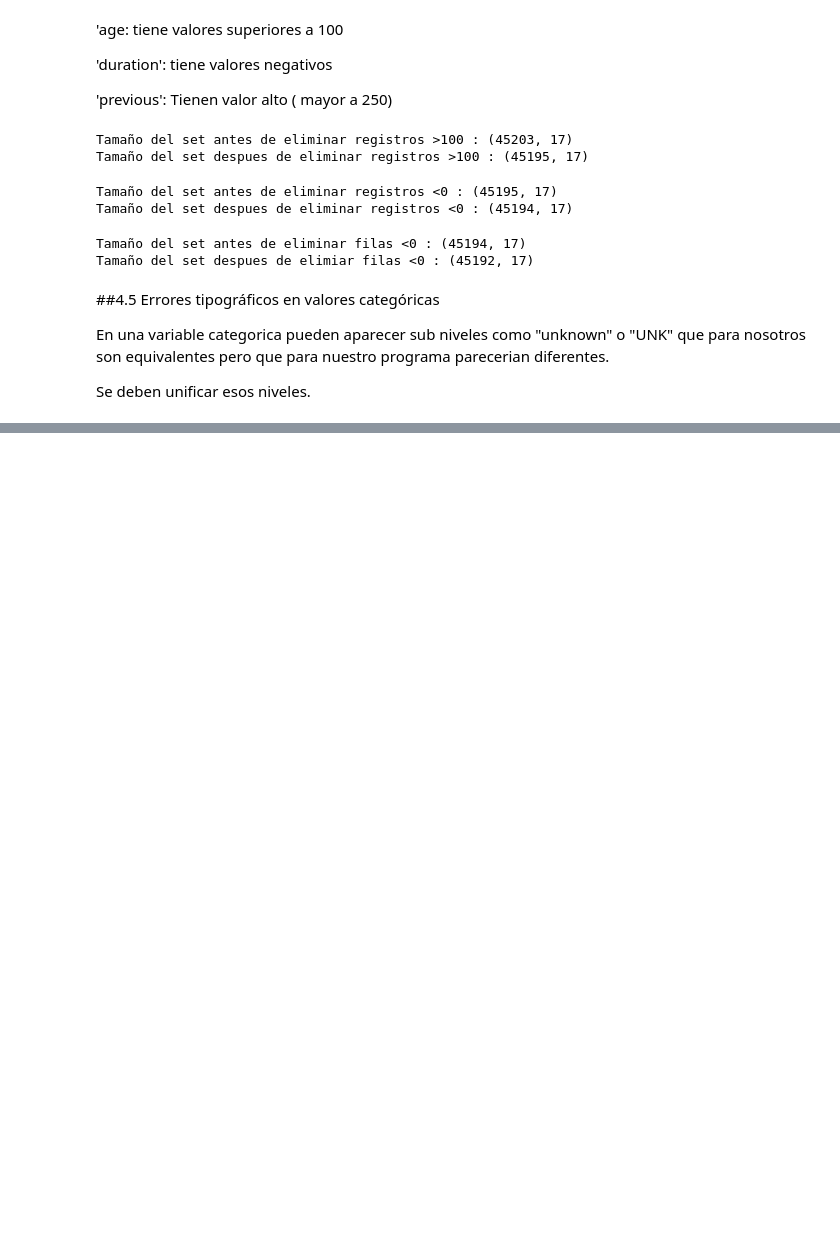
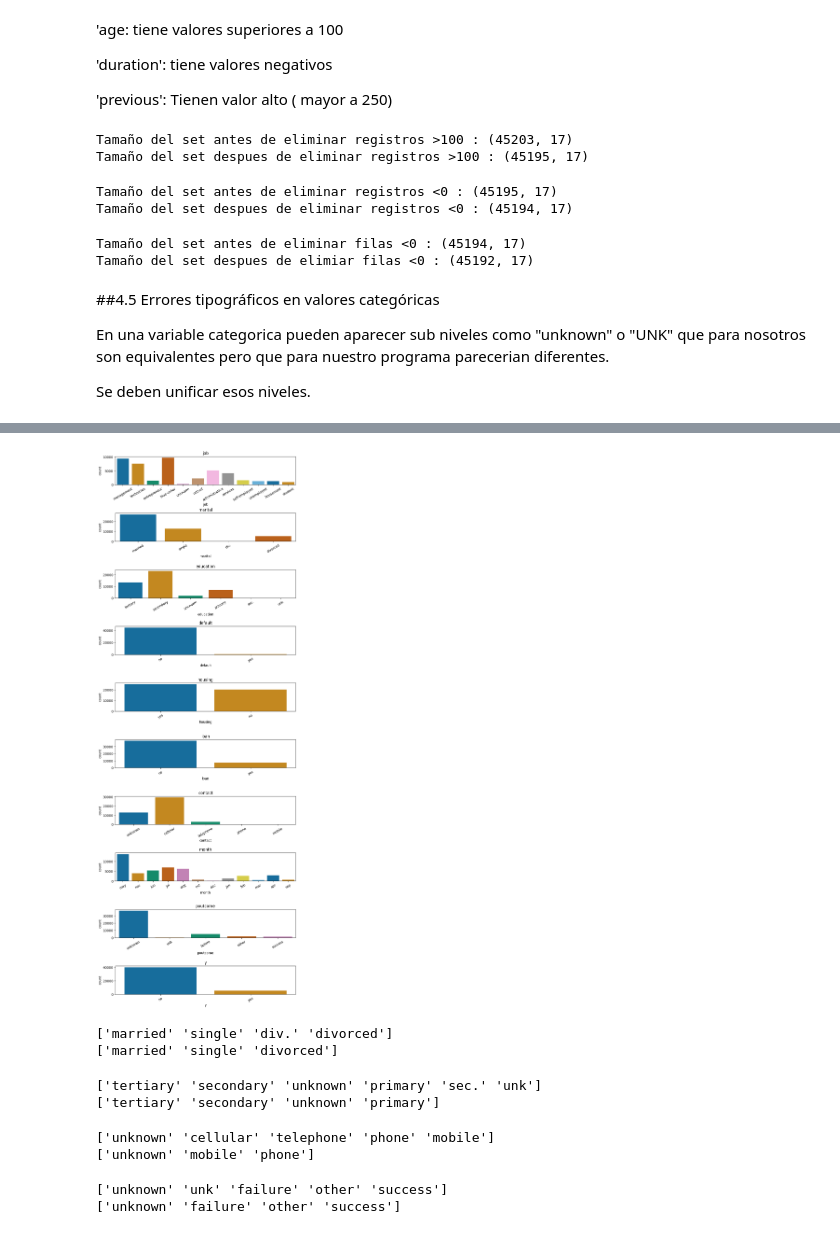
Before and after one commit to JessicaS94/TalentoTech-, a Jupyter notebook: Limpieza_de_Datos.ipynb, the cells around one changed output, grey strips where cells are left out. Saved outputs shown, nothing was run; the diff lists cells and outputs as text; code cells hidden in the pictures; blank space fills up the shorter version.

```diff
--- a/Limpieza_de_Datos.ipynb
+++ b/Limpieza_de_Datos.ipynb
@@ -341,0 +375,48 @@ for i, col in enumerate(cols_cat):
+# %%
+fig, ax = plt.subplots(nrows=10, ncols=1, figsize=(10,30))
+fig.subplots_adjust(hspace=1)
+
+for i, col in enumerate(cols_cat):
+  sns.countplot(x=col, hue=col, data=Data, ax=ax[i], palette='colorblind', legend=False)
+  ax[i].set_title(col)
+  ax[i].tick_params(axis='x', labelrotation=30)
+# %% [output]
+[figure, added]
+# %%
+#Unificar div. con divorced
+
+print(Data['marital'].unique())
+Data['marital'] = Data['marital'].str.replace('div.', 'divorced', regex=False)
+print(Data['marital'].unique())
+# %% [output]
+['married' 'single' 'div.' 'divorced']
+['married' 'single' 'divorced']
+# %%
+#Unificar sec. con secondary y unk con unkown
+
+print(Data['education'].unique())
+Data['education'] = Data['education'].str.replace('sec.', 'secondary', regex=False)
+Data.loc[Data['education']=='unk', 'education'] = 'unknown'
+print(Data['education'].unique())
+# %% [output]
+['tertiary' 'secondary' 'unknown' 'primary' 'sec.' 'unk']
+['tertiary' 'secondary' 'unknown' 'primary']
+# %%
+#Unificar celullar con mobile y telephone con phone
+
+print(Data['contact'].unique())
+Data['contact'] = Data['contact'].str.replace('cellular', 'mobile', regex=False)
+Data.loc[Data['contact']=='telephone', 'contact'] = 'phone'
+print(Data['contact'].unique())
+# %% [output]
+['unknown' 'cellular' 'telephone' 'phone' 'mobile']
+['unknown' 'mobile' 'phone']
+# %%
+#Unificar unk con unknown en poutocome
+
+print(Data['poutcome'].unique())
+Data.loc[Data['poutcome']=='unk', 'poutcome'] = 'unknown'
+print(Data['poutcome'].unique())
+# %% [output]
+['unknown' 'unk' 'failure' 'other' 'success']
+['unknown' 'failure' 'other' 'success']
```
Also changed, not shown: parts of 8 cells of this notebook.
